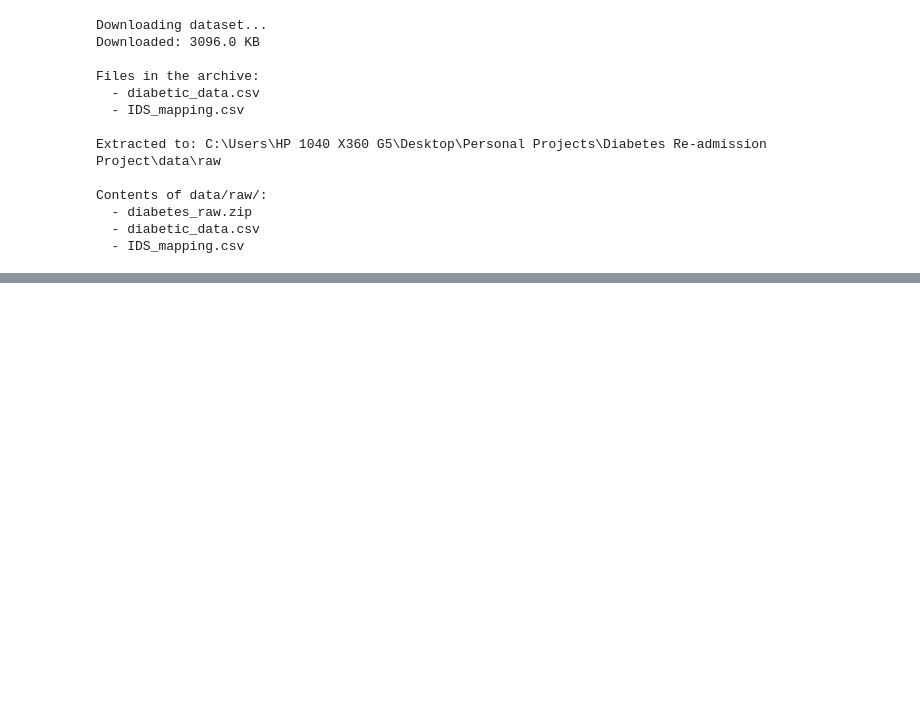
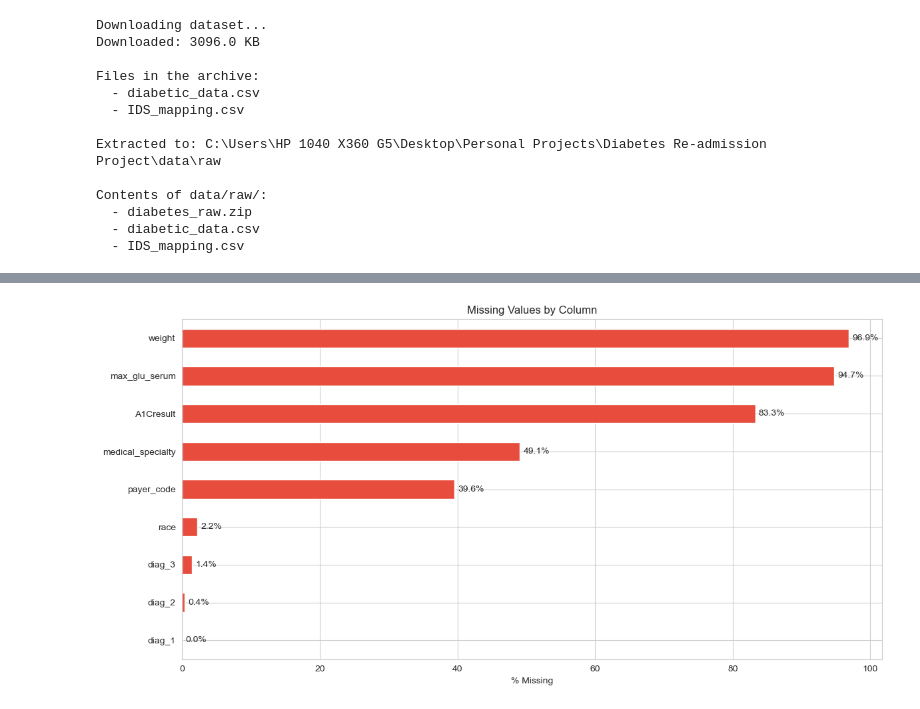
Before and after one commit to Mutheu04/diabetes-readmission-project, a Jupyter notebook: notebooks/Diabetes Re-admission.ipynb, the cells around one changed output, grey strips where cells are left out. Saved outputs shown, nothing was run; the diff lists cells and outputs as text; code cells hidden in the pictures; blank space fills up the shorter version.

```diff
--- a/notebooks/Diabetes Re-admission.ipynb
+++ b/notebooks/Diabetes Re-admission.ipynb
@@ -62,0 +82,10 @@ Contents of data/raw/:
+# %%
+# Set plot style for cleaner visuals
+sns.set_style("whitegrid")
+plt.rcParams['figure.figsize'] = (10, 6)
+
+# Load the dataset
+df = pd.read_csv("../data/raw/diabetic_data.csv")
+
+print(f"Dataset shape: {df.shape[0]:,} rows × {df.shape[1]} columns")
+df.head()
@@ -62,0 +107,11 @@ Contents of data/raw/:
+# %%
+# Replace ? with NaN
+# The dataset uses '?' to represent missing values instead of leaving them blank
+df.replace('?', np.nan, inplace=True)
+
+# Verify it worked
+print("Missing values per column (only those with missing):\n")
+missing = df.isnull().sum()
+missing = missing[missing > 0].sort_values(ascending=False)
+for col, count in missing.items():
+    print(f"  {col:25s} {count:>6,}  ({count/len(df)*100:.1f}%)")
@@ -62,0 +139,19 @@ Contents of data/raw/:
+# %%
+# Visualise missing values as a horizontal bar chart
+cols_with_missing = df.columns[df.isnull().any()].tolist()
+
+fig, ax = plt.subplots(figsize=(12, 6))
+missing_pct = df[cols_with_missing].isnull().mean() * 100
+missing_pct.sort_values(ascending=True).plot(kind='barh', ax=ax, color='#e74c3c')
+ax.set_xlabel('% Missing')
+ax.set_title('Missing Values by Column')
+
+for i, (val, name) in enumerate(zip(missing_pct.sort_values(ascending=True),
+                                      missing_pct.sort_values(ascending=True).index)):
+    ax.text(val + 0.5, i, f'{val:.1f}%', va='center')
+
+plt.tight_layout()
+plt.savefig('../outputs/missing_values.png', dpi=150, bbox_inches='tight')
+plt.show()
+# %% [output]
+[figure, added]
```
Also changed, not shown: parts of 88 cells of this notebook, 17 other files.
